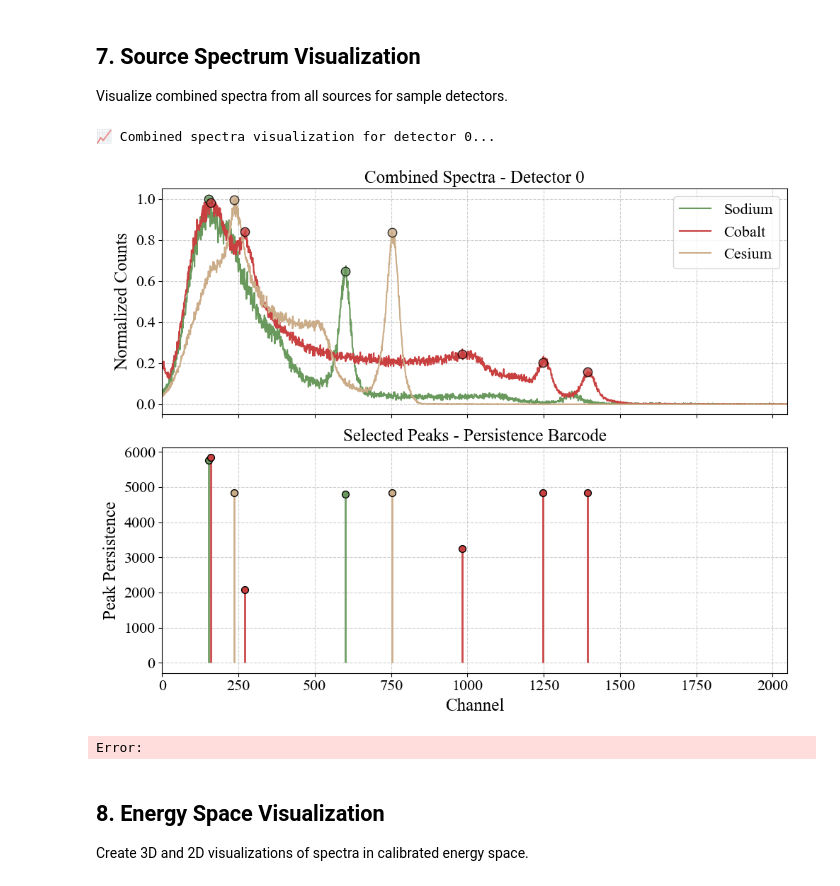
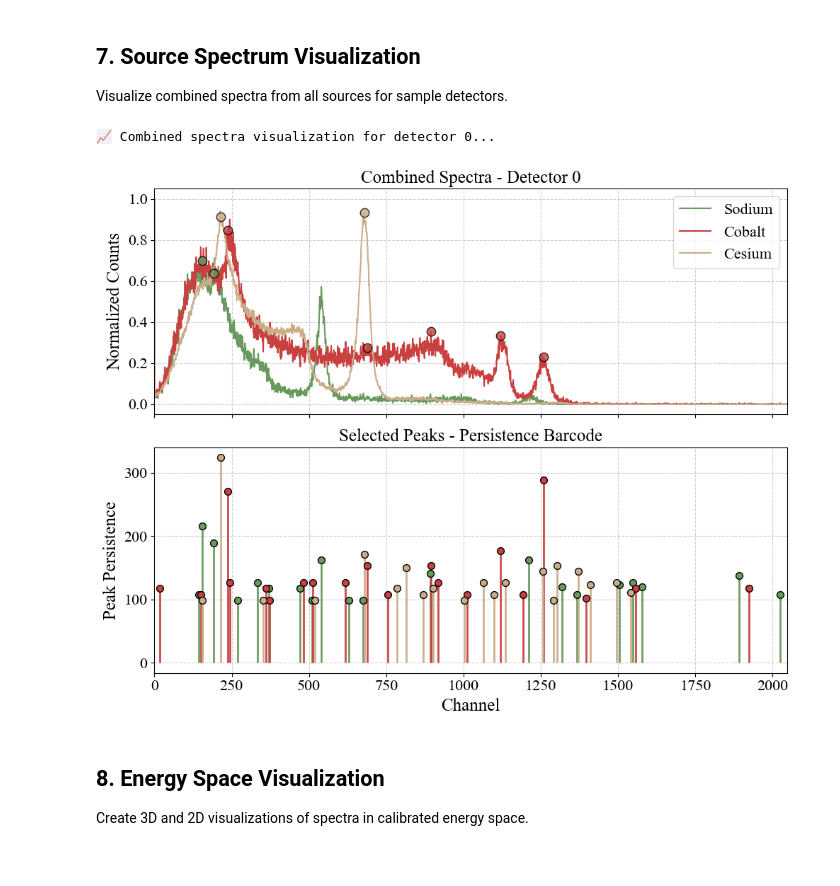
Before and after one commit to gullo97/Volumetric-MPP, a Jupyter notebook: calibration/calibration_notebook.ipynb, the cells around one changed output. Saved outputs shown, nothing was run; the diff lists cells and outputs as text; code cells hidden in the pictures.

```diff
--- a/calibration/calibration_notebook.ipynb
+++ b/calibration/calibration_notebook.ipynb
@@ -105,7 +135,7 @@ Configure your calibration setup by specifying:
 # =============================================================================
 
 # Data file configuration
-DATA_FILE_PATH = "../DATI_Gullo1.xlsx/DATI_Gullo1.xlsx"  # Path to your data file
+DATA_FILE_PATH = "../DATI_Gullo1.xlsx/Dati_luglio.xlsx"  # Path to your data file
 FILE_FORMAT = "excel"  # "excel" or "csv"
 
 # Source configuration for Excel files (sheet mapping)
@@ -189,12 +219,12 @@ elif USE_CUSTOM_GLOBAL:
     # Format: {'min': value, 'max': value, 'steps': number_of_steps}
 
     CUSTOM_DETECTION_PARAMS = create_parameter_grid(
-        smoothing_config={'min': 1, 'max': 5, 'steps': 3},
+        smoothing_config={'min': 1, 'max': 3, 'steps': 2},      # Reduced from 5 steps to 2
         bins_factor_config={'min': 1, 'max': 2, 'steps': 2},
-        threshold_config={'min': 0.01, 'max': 0.2, 'steps': 5},
-        width_config={'min': 1, 'max': 30, 'steps': 6},
-        prominence_config={'min': 0.01, 'max': 1.0, 'steps': 8},
-        distance_config={'min': 5, 'max': 30, 'steps': 4}
+        threshold_config={'min': 0.01, 'max': 0.1, 'steps': 3},    # Reduced from 5 to 3
+        width_config={'min': 1, 'max': 40, 'steps': 3},            # Reduced from 6 to 3
+        prominence_config={'min': 0.1, 'max': 1.0, 'steps': 3},    # Reduced from 8 to 3
+        distance_config={'min': 1, 'max': 30, 'steps': 3}          # Reduced from 4 to 2
     )
 
     print("\n📊 Custom parameter grid:")
@@ -506,7 +536,14 @@ for source_name in source_mapping.keys():
         }
 
         n_channels, n_detectors = spectra.shape
-        total_peaks = sum(len(detector_peaks) for detector_peaks in peaks.values())
+        # Count total calibration peaks across detectors
+        total_peaks = 0
+        for detector_data in peaks.values():
+            if isinstance(detector_data, dict) and 'calibration_peaks' in detector_data:
+                total_peaks += len(detector_data['calibration_peaks'])
+            else:
+                # Fallback for old structure
+                total_peaks += len(detector_data) if detector_data else 0
 
         print(f"   ✅ Success: {n_channels} channels, {n_detectors} detectors")
         print(f"   🎯 Total peaks detected: {total_peaks}")
@@ -701,29 +743,29 @@ Visualize combined spectra from all sources for sample detectors.
 # %%
 # Plot combined spectra for sample detectors
 sample_detector_for_spectra = 0  # Change this as needed
 
 if sources_data:
     print(f"📈 Combined spectra visualization for detector {sample_detector_for_spectra}...")
 
     # Custom colors for sources
     source_colors = {
         "Cesium": "#CBAC88",
         "Sodium": "#69995D",
         "Cobalt": "#C94040"
     }
 
     plot_combined_source_spectra(
         sample_detector_for_spectra,
         sources_data,
         source_colors,
-        show_all_peaks_in_barcode=True  # Show all peaks in barcode
+        show_all_peaks_in_barcode=True,  # Show all peaks in barcode
+        detection_params=None  # Use stored peaks rather than re-detecting
     )
 else:
     print("❌ No source data available for spectrum visualization.")
 # %% [output]
 📈 Combined spectra visualization for detector 0...
-[figure, old version]
+[figure, new version]
-Error:
 # %% [markdown]
 ## 8. Energy Space Visualization
 
```
Also changed, not shown: parts of 11 cells of this notebook, 6 other files.
